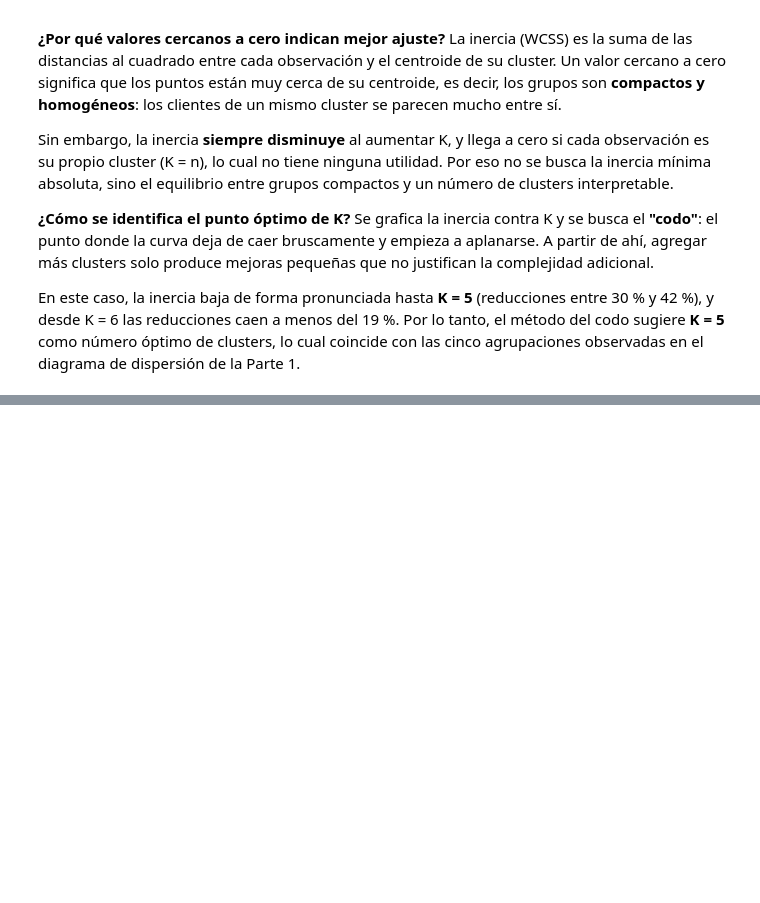
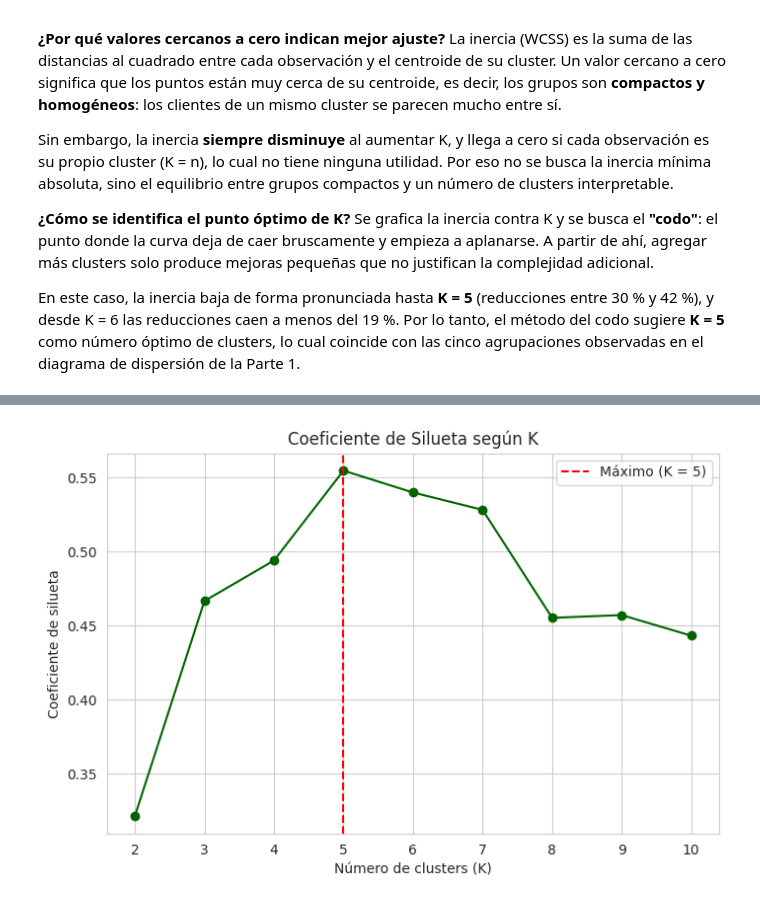
Before and after one commit to dramirezdlp99/taller-kmeans-segmentacion, a Jupyter notebook: taller_kmeans.ipynb, the cells around one changed output, grey strips where cells are left out. Cells and saved outputs as stored; diff of their text form; code cells hidden in the pictures; blank space fills up the shorter version.

Commit message:
Parte 4 y 5: silueta y modelo K-Means final

```diff
--- a/taller_kmeans.ipynb
+++ b/taller_kmeans.ipynb
@@ -296,0 +299,13 @@ En este caso, la inercia baja de forma pronunciada hasta **K = 5** (reducciones
+# %%
+siluetas = []
+rango_k_sil = range(2, 11)
+
+for k in rango_k_sil:
+    modelo = KMeans(n_clusters=k, init="k-means++", n_init=10, random_state=42)
+    etiquetas_k = modelo.fit_predict(X_scaled)
+    siluetas.append(silhouette_score(X_scaled, etiquetas_k))
+
+tabla_sil = pd.DataFrame({"K": list(rango_k_sil), "Silueta": siluetas}).round(4)
+k_mejor = tabla_sil.loc[tabla_sil["Silueta"].idxmax(), "K"]
+print("Mejor K según la silueta:", k_mejor)
+tabla_sil
@@ -296,0 +324,12 @@ En este caso, la inercia baja de forma pronunciada hasta **K = 5** (reducciones
+# %%
+plt.figure(figsize=(8, 5))
+plt.plot(rango_k_sil, siluetas, marker="o", color="darkgreen")
+plt.axvline(x=k_mejor, color="red", linestyle="--", label=f"Máximo (K = {k_mejor})")
+plt.title("Coeficiente de Silueta según K")
+plt.xlabel("Número de clusters (K)")
+plt.ylabel("Coeficiente de silueta")
+plt.xticks(rango_k_sil)
+plt.legend()
+plt.show()
+# %% [output]
+[figure, added]
```
Also changed, not shown: parts of 9 cells of this notebook.
